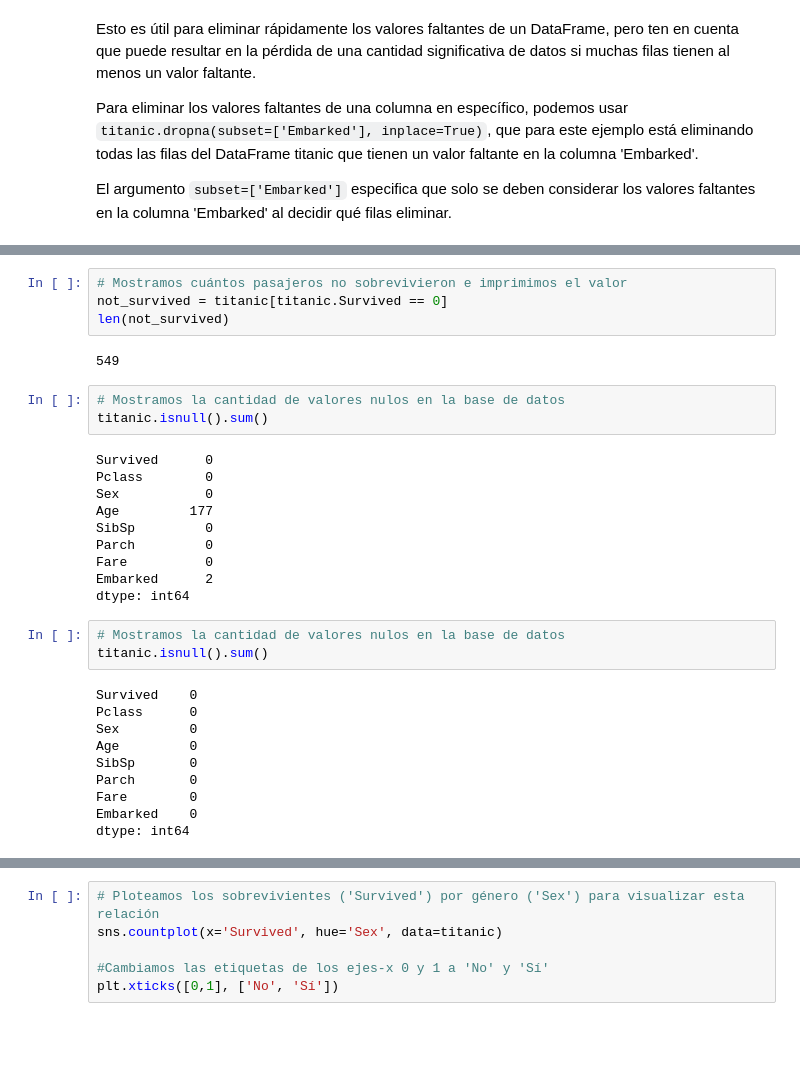
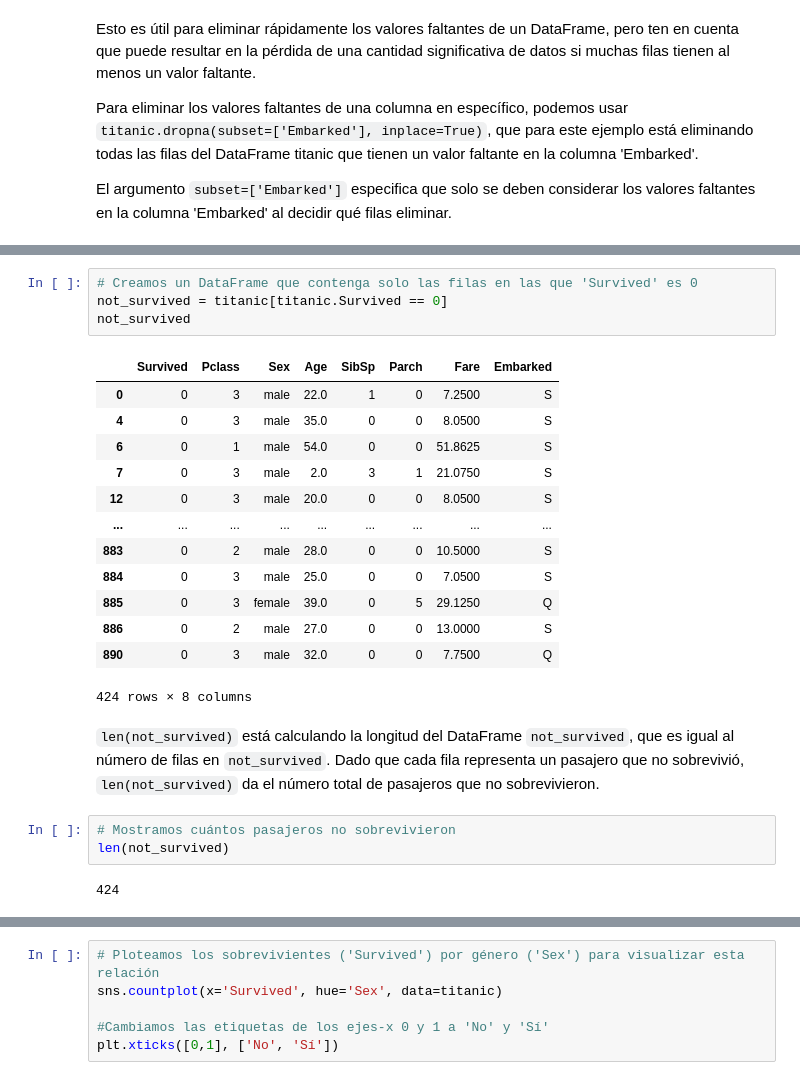
Before and after one commit to eugeniomorocho/Notebooks_DataMining, a Jupyter notebook: Tema 1: Introduccion a Data Mining/Taller de afianzamiento 1 - Análisis exploratorio de datos del Titanic.ipynb, the cells around one changed output, grey strips where cells are left out. Cells and saved outputs as stored; diff of their text form; blank space fills up the shorter version.

```diff
--- a/Tema 1: Introduccion a Data Mining/Taller de afianzamiento 1 - Análisis exploratorio de datos del Titanic.ipynb
+++ b/Tema 1: Introduccion a Data Mining/Taller de afianzamiento 1 - Análisis exploratorio de datos del Titanic.ipynb
@@ -194,32 +236,25 @@ len(survived)
+# %%
+# Creamos un DataFrame que contenga solo las filas en las que 'Survived' es 0
+not_survived = titanic[titanic.Survived == 0]
+not_survived
+# %% [output]
+|  | Survived | Pclass | Sex | Age | SibSp | Parch | Fare | Embarked |
+| 0 | 0 | 3 | male | 22.0 | 1 | 0 | 7.2500 | S |
+| 4 | 0 | 3 | male | 35.0 | 0 | 0 | 8.0500 | S |
+| 6 | 0 | 1 | male | 54.0 | 0 | 0 | 51.8625 | S |
+| 7 | 0 | 3 | male | 2.0 | 3 | 1 | 21.0750 | S |
+| 12 | 0 | 3 | male | 20.0 | 0 | 0 | 8.0500 | S |
+| ... | ... | ... | ... | ... | ... | ... | ... | ... |
+| 883 | 0 | 2 | male | 28.0 | 0 | 0 | 10.5000 | S |
+| 884 | 0 | 3 | male | 25.0 | 0 | 0 | 7.0500 | S |
+| 885 | 0 | 3 | female | 39.0 | 0 | 5 | 29.1250 | Q |
+| 886 | 0 | 2 | male | 27.0 | 0 | 0 | 13.0000 | S |
+| 890 | 0 | 3 | male | 32.0 | 0 | 0 | 7.7500 | Q |
+424 rows × 8 columns
+# %% [markdown]
+`len(not_survived)` está calculando la longitud del DataFrame `not_survived`, que es igual al número de filas en `not_survived`. Dado que cada fila representa un pasajero que no sobrevivió, `len(not_survived)` da el número total de pasajeros que no sobrevivieron.
 # %%
-# Mostramos cuántos pasajeros no sobrevivieron e imprimimos el valor
-not_survived = titanic[titanic.Survived == 0]
+# Mostramos cuántos pasajeros no sobrevivieron
 len(not_survived)
 # %% [output]
-549
+424
-# %%
-# Mostramos la cantidad de valores nulos en la base de datos
-titanic.isnull().sum()
-# %% [output]
-Survived      0
-Pclass        0
-Sex           0
-Age         177
-SibSp         0
-Parch         0
-Fare          0
-Embarked      2
-dtype: int64
-# %%
-# Mostramos la cantidad de valores nulos en la base de datos
-titanic.isnull().sum()
-# %% [output]
-Survived    0
-Pclass      0
-Sex         0
-Age         0
-SibSp       0
-Parch       0
-Fare        0
-Embarked    0
-dtype: int64
```
Also changed, not shown: parts of 22 cells of this notebook.
